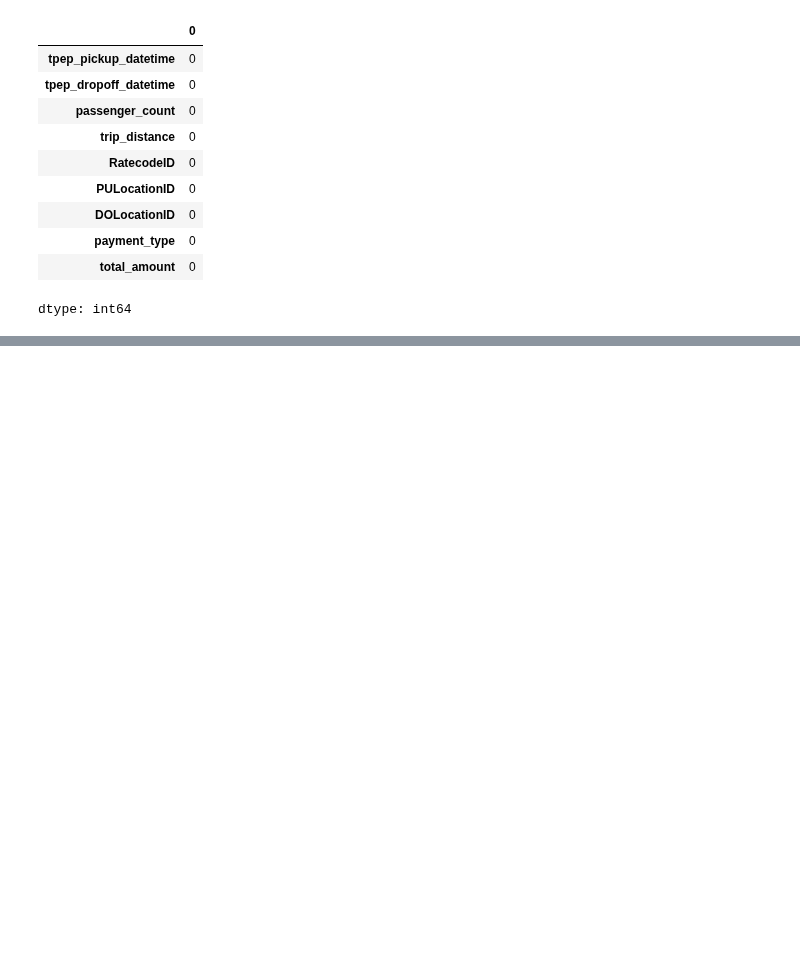
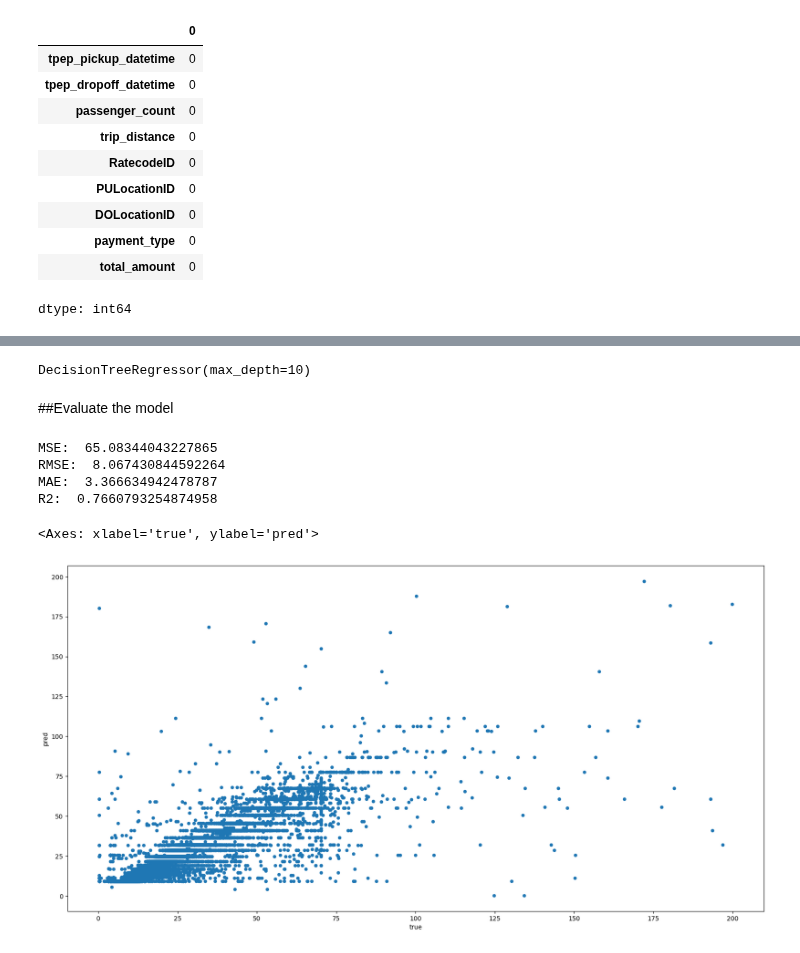
Before and after one commit to AngelicaBerdini/New-York-Taxi-Analysis, a Jupyter notebook: New_York_Taxi_Analysis.ipynb, the cells around one changed output, grey strips where cells are left out. Saved outputs shown, nothing was run; the diff lists cells and outputs as text; code cells hidden in the pictures; blank space fills up the shorter version.

```diff
--- a/New_York_Taxi_Analysis.ipynb
+++ b/New_York_Taxi_Analysis.ipynb
@@ -251,0 +383,43 @@ dtype: int64
+# %%
+# Train-test split
+from sklearn.model_selection import train_test_split
+X_bench = data_for_benchmark_model[input_feature_benchmark]
+y_bench = data_for_benchmark_model[target_feature_benchmark]
+# one-hot encode
+X_bench = pd.get_dummies(X_bench)
+X_train, X_test, y_train, y_test = train_test_split(X_bench, y_bench, test_size=0.20, random_state=42)
+# %%
+# fit a model to the data
+from sklearn.tree import DecisionTreeRegressor
+tree = DecisionTreeRegressor(max_depth=10)
+tree.fit(X_train, y_train)
+# %% [output]
+DecisionTreeRegressor(max_depth=10)
+# %% [markdown]
+##Evaluate the model
+# %%
+tree_model = tree
+
+y_pred = tree_model.predict(X_test)
+
+from sklearn.metrics import mean_squared_error
+from sklearn.metrics import mean_absolute_error
+from sklearn.metrics import r2_score
+from math import sqrt
+
+print('MSE: ', mean_squared_error(y_test, y_pred)) # avg of the squared difference between actual and predicted values, variance of the residuals
+print('RMSE: ', sqrt(mean_squared_error(y_test, y_pred))) # standard deviation of residuals, more attention to bigger errors
+print('MAE: ', mean_absolute_error(y_test, y_pred)) #avg of the absolute difference between the actual and predicted values
+print('R2: ', r2_score(y_test, y_pred)) #between 0 and 1, how good a model fit the pattern of the data. 1 is perfect, negative is worst than the mean, 0 is the mean
+# %% [output]
+MSE:  65.08344043227865
+RMSE:  8.067430844592264
+MAE:  3.366634942478787
+R2:  0.7660793254874958
+# %%
+data = {'true': y_test, 'pred': y_pred}
+results = pd.DataFrame(data)
+results.plot(figsize=(20,10), kind='scatter', x='true', y='pred')
+# %% [output]
+<Axes: xlabel='true', ylabel='pred'>
+[figure, added]
```
Also changed, not shown: parts of 22 cells of this notebook.
